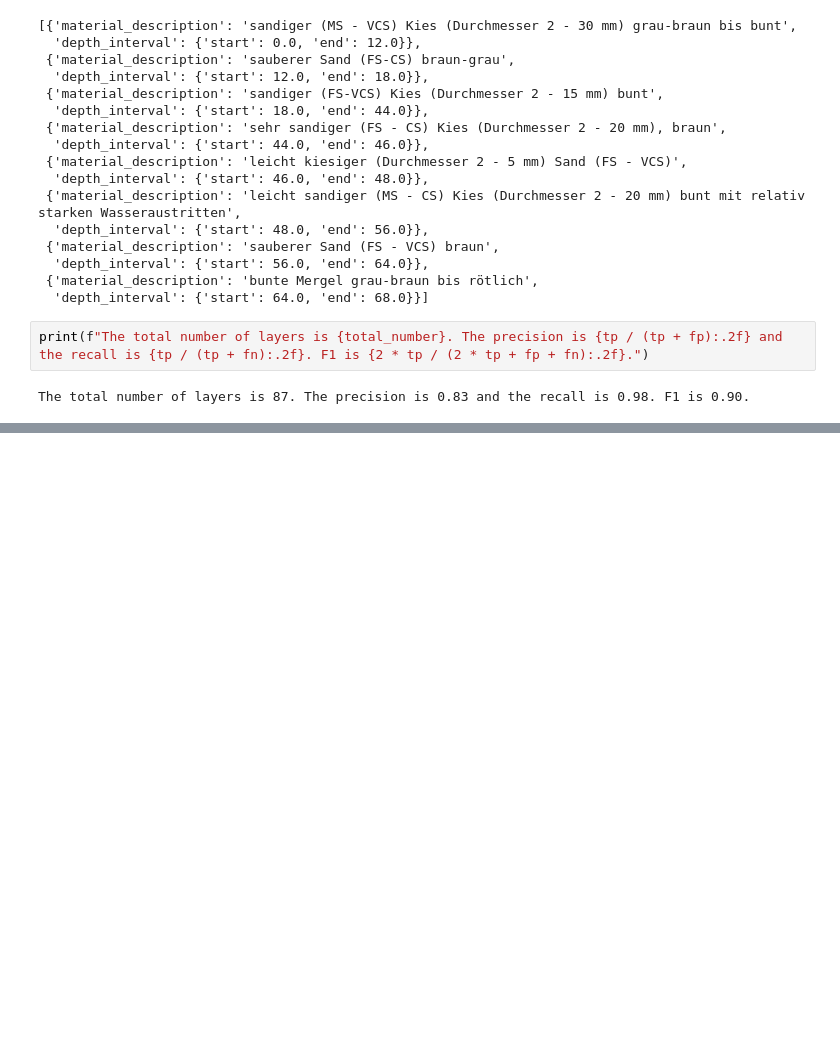
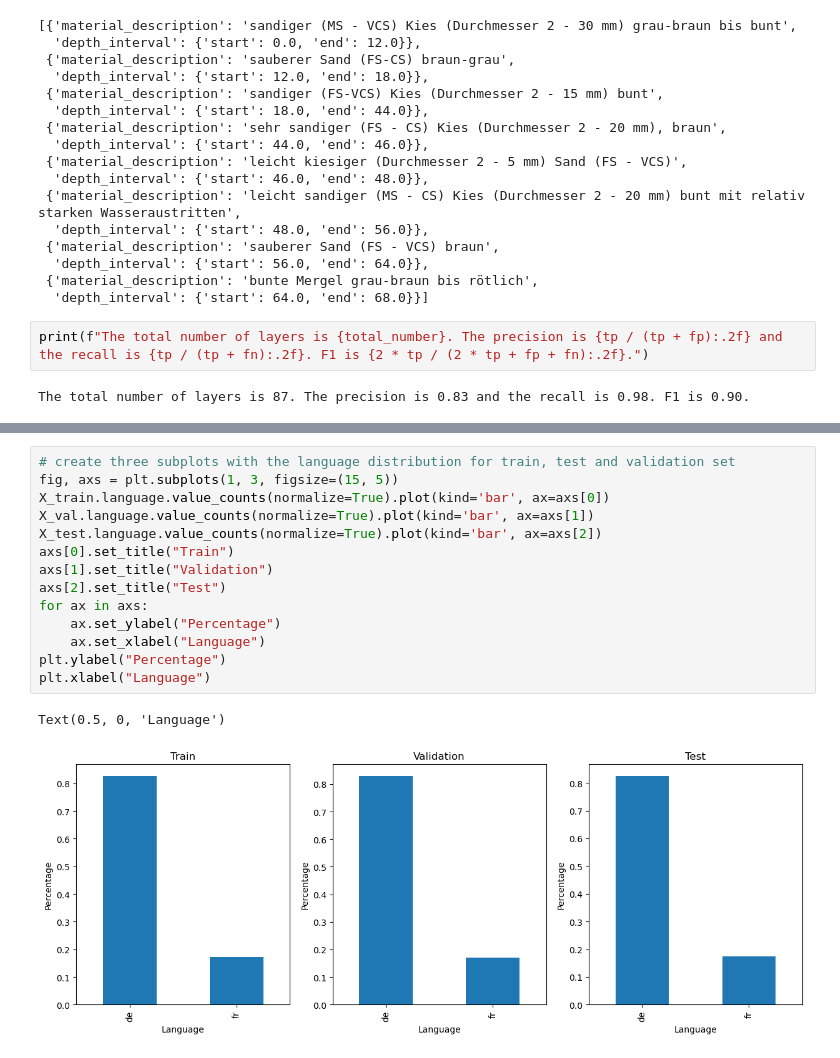
Before and after one commit to swisstopo/swissgeol-boreholes-dataextraction, a Jupyter notebook: notebooks/Borehole_Profile_V2_Exploration.ipynb, the cells around one changed output, grey strips where cells are left out. Cells and saved outputs as stored; diff of their text form; blank space fills up the shorter version.

```diff
--- a/notebooks/Borehole_Profile_V2_Exploration.ipynb
+++ b/notebooks/Borehole_Profile_V2_Exploration.ipynb
@@ -366,0 +426,17 @@ The total number of layers is 87. The precision is 0.83 and the recall is 0.98.
+# %%
+# create three subplots with the language distribution for train, test and validation set
+fig, axs = plt.subplots(1, 3, figsize=(15, 5))
+X_train.language.value_counts(normalize=True).plot(kind='bar', ax=axs[0])
+X_val.language.value_counts(normalize=True).plot(kind='bar', ax=axs[1])
+X_test.language.value_counts(normalize=True).plot(kind='bar', ax=axs[2])
+axs[0].set_title("Train")
+axs[1].set_title("Validation")
+axs[2].set_title("Test")
+for ax in axs:
+    ax.set_ylabel("Percentage")
+    ax.set_xlabel("Language")
+plt.ylabel("Percentage")
+plt.xlabel("Language")
+# %% [output]
+Text(0.5, 0, 'Language')
+[figure, added]
```
Also changed, not shown: parts of 12 cells of this notebook.
